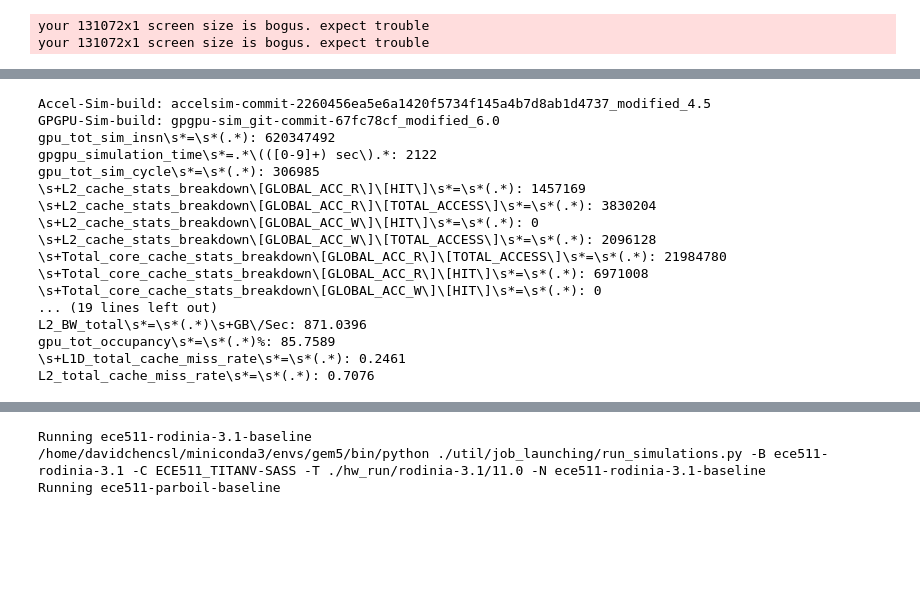
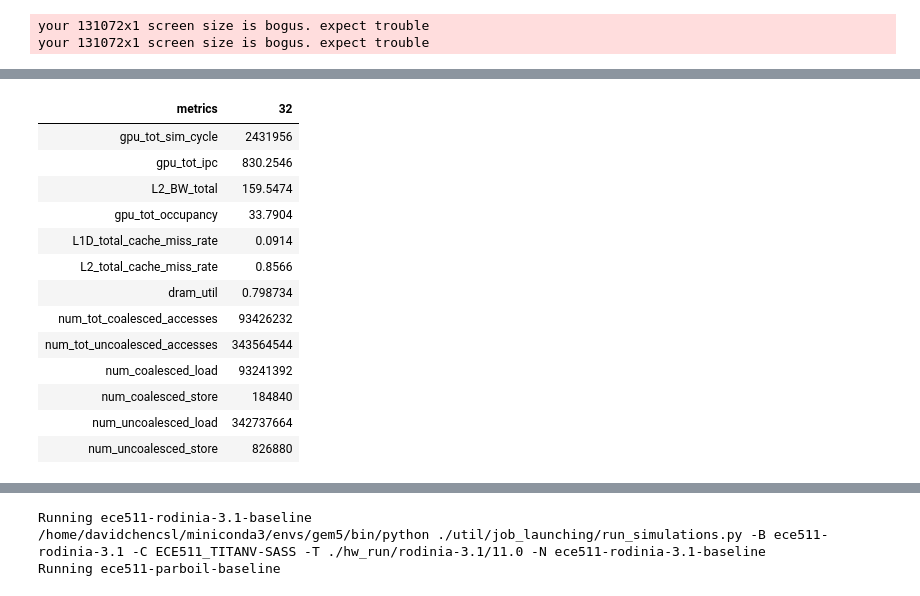
Before and after one commit to davidchencsl/accel-sim, a Jupyter notebook: workspace/mp2.ipynb, the cells around one changed output, grey strips where cells are left out. Drawn from its saved outputs; the diff is of its cells as text; code cells hidden in the pictures; blank space fills up the shorter version.

```diff
--- a/workspace/mp2.ipynb
+++ b/workspace/mp2.ipynb
@@ -13,17 +72,7 @@ n_mems = [32]
 
 processes = []
 for b, t, n_mem in itertools.product(benchmarks, traces, n_mems):
-    name = f"{b.replace('-', '_')}_nmem={n_mem}"
-    print(f'Running {name}')
-    params = {
-        'k': n_mem + 108,
-        'gpgpu_n_mem': n_mem,
-    }
-    proc = run_experiment(b, t, name, params, extra_args='-M 32G')
-    processes.append(proc)
-
-for p in processes:
-    out, err = p.communicate()
-    print(out)
-    print(err)
+    name = f"{b.replace('-', '_')}_nmem={n_mem}-SASS"
+    stat = parse_stat(b, name)
+    print('\n'.join(f'{k}: {v}' for k, v in stat.items()))
 # %% [output]
@@ -45,13 +98,35 @@ ProcMan spawned [pid=18581]
 # %%
-benchmarks = ['ece511-polybench']
-traces = ['./hw_run/polybench/11.0']
-n_mems = [32,64,128,256]
+metrics = [
+    'gpu_tot_sim_cycle',
+    'gpu_tot_ipc',
+    'L2_BW_total',
+    'gpu_tot_occupancy',
+    'L1D_total_cache_miss_rate',
+    'L2_total_cache_miss_rate',
+    'dram_util',
+    'num_tot_coalesced_accesses',
+    'num_tot_uncoalesced_accesses',
+    'num_coalesced_load',
+    'num_coalesced_store',
+    'num_uncoalesced_load',
+    'num_uncoalesced_store',
+]
+df = pd.DataFrame()
+df['metrics'] = metrics
 
-processes = []
 for b, t, n_mem in itertools.product(benchmarks, traces, n_mems):
     name = f"{b.replace('-', '_')}_nmem={n_mem}-SASS"
     stat = parse_stat(b, name)
-    print('\n'.join(f'{k}: {v}' for k, v in stat.items()))
+    val = []
+    for m in metrics:
+        for k, v in stat.items():
+            if m in k:
+                val.append(v)
+                break
+    df[f'{n_mem}'] = val
+
+
+HTML(df.to_html(index=False))
 # %% [output]
 your 131072x1 screen size is bogus. expect trouble
 your 131072x1 screen size is bogus. expect trouble
@@ -115,17 +133,14 @@ your 131072x1 screen size is bogus. expect trouble
-Accel-Sim-build: accelsim-commit-2260456ea5e6a1420f5734f145a4b7d8ab1d4737_modified_4.5
-GPGPU-Sim-build: gpgpu-sim_git-commit-67fc78cf_modified_6.0
-gpu_tot_sim_insn\s*=\s*(.*): 620347492
-gpgpu_simulation_time\s*=.*\(([0-9]+) sec\).*: 2122
-gpu_tot_sim_cycle\s*=\s*(.*): 306985
-\s+L2_cache_stats_breakdown\[GLOBAL_ACC_R\]\[HIT\]\s*=\s*(.*): 1457169
-\s+L2_cache_stats_breakdown\[GLOBAL_ACC_R\]\[TOTAL_ACCESS\]\s*=\s*(.*): 3830204
-\s+L2_cache_stats_breakdown\[GLOBAL_ACC_W\]\[HIT\]\s*=\s*(.*): 0
-\s+L2_cache_stats_breakdown\[GLOBAL_ACC_W\]\[TOTAL_ACCESS\]\s*=\s*(.*): 2096128
-\s+Total_core_cache_stats_breakdown\[GLOBAL_ACC_R\]\[TOTAL_ACCESS\]\s*=\s*(.*): 21984780
-\s+Total_core_cache_stats_breakdown\[GLOBAL_ACC_R\]\[HIT\]\s*=\s*(.*): 6971008
-\s+Total_core_cache_stats_breakdown\[GLOBAL_ACC_W\]\[HIT\]\s*=\s*(.*): 0
-... (19 lines left out)
-L2_BW_total\s*=\s*(.*)\s+GB\/Sec: 871.0396
-gpu_tot_occupancy\s*=\s*(.*)%: 85.7589
-\s+L1D_total_cache_miss_rate\s*=\s*(.*): 0.2461
-L2_total_cache_miss_rate\s*=\s*(.*): 0.7076
+| metrics | 32 |
+| gpu_tot_sim_cycle | 2431956 |
+| gpu_tot_ipc | 830.2546 |
+| L2_BW_total | 159.5474 |
+| gpu_tot_occupancy | 33.7904 |
+| L1D_total_cache_miss_rate | 0.0914 |
+| L2_total_cache_miss_rate | 0.8566 |
+| dram_util | 0.798734 |
+| num_tot_coalesced_accesses | 93426232 |
+| num_tot_uncoalesced_accesses | 343564544 |
+| num_coalesced_load | 93241392 |
+| num_coalesced_store | 184840 |
+| num_uncoalesced_load | 342737664 |
+| num_uncoalesced_store | 826880 |
```
Also changed, not shown: parts of 5 cells of this notebook, 10 other files.
